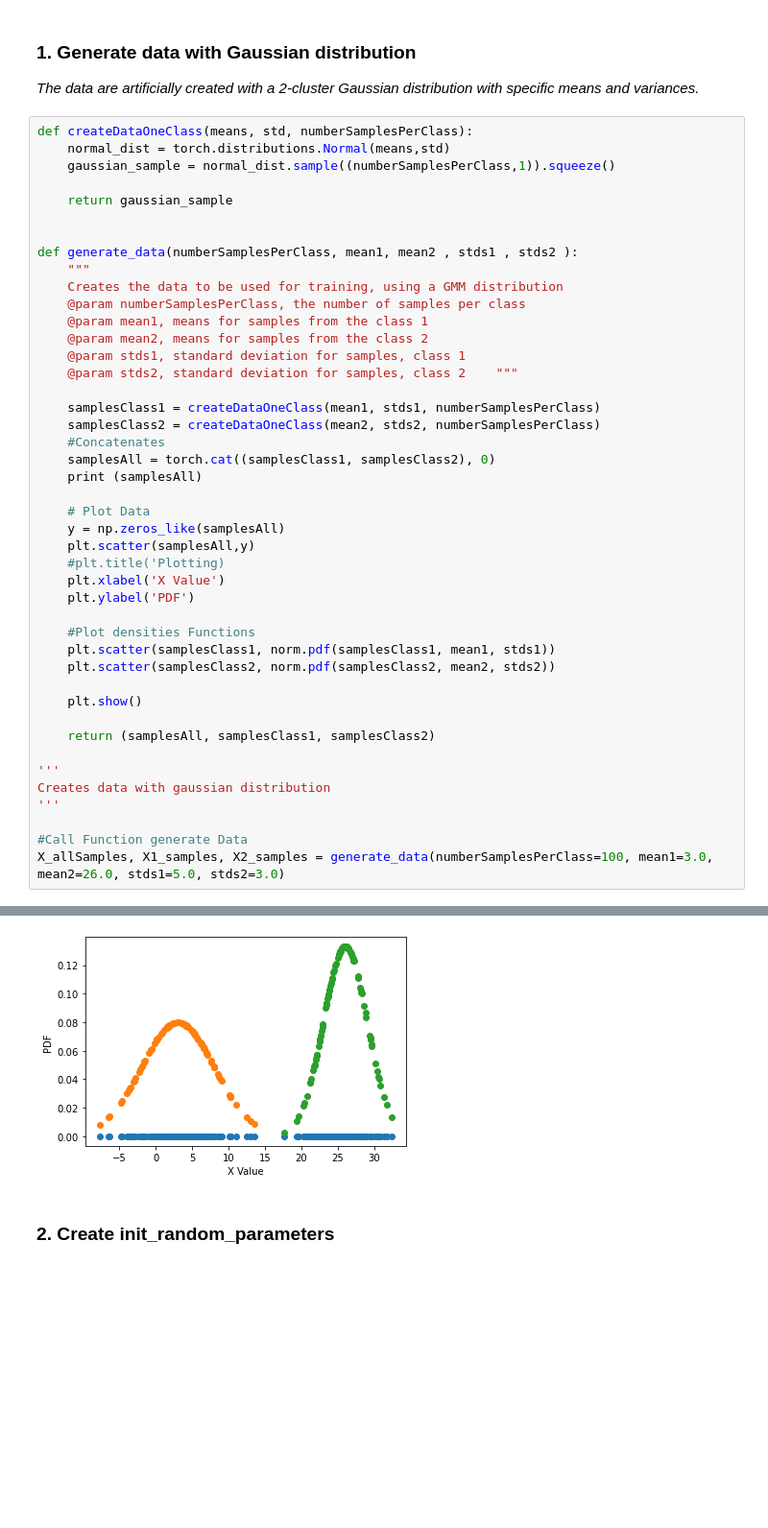
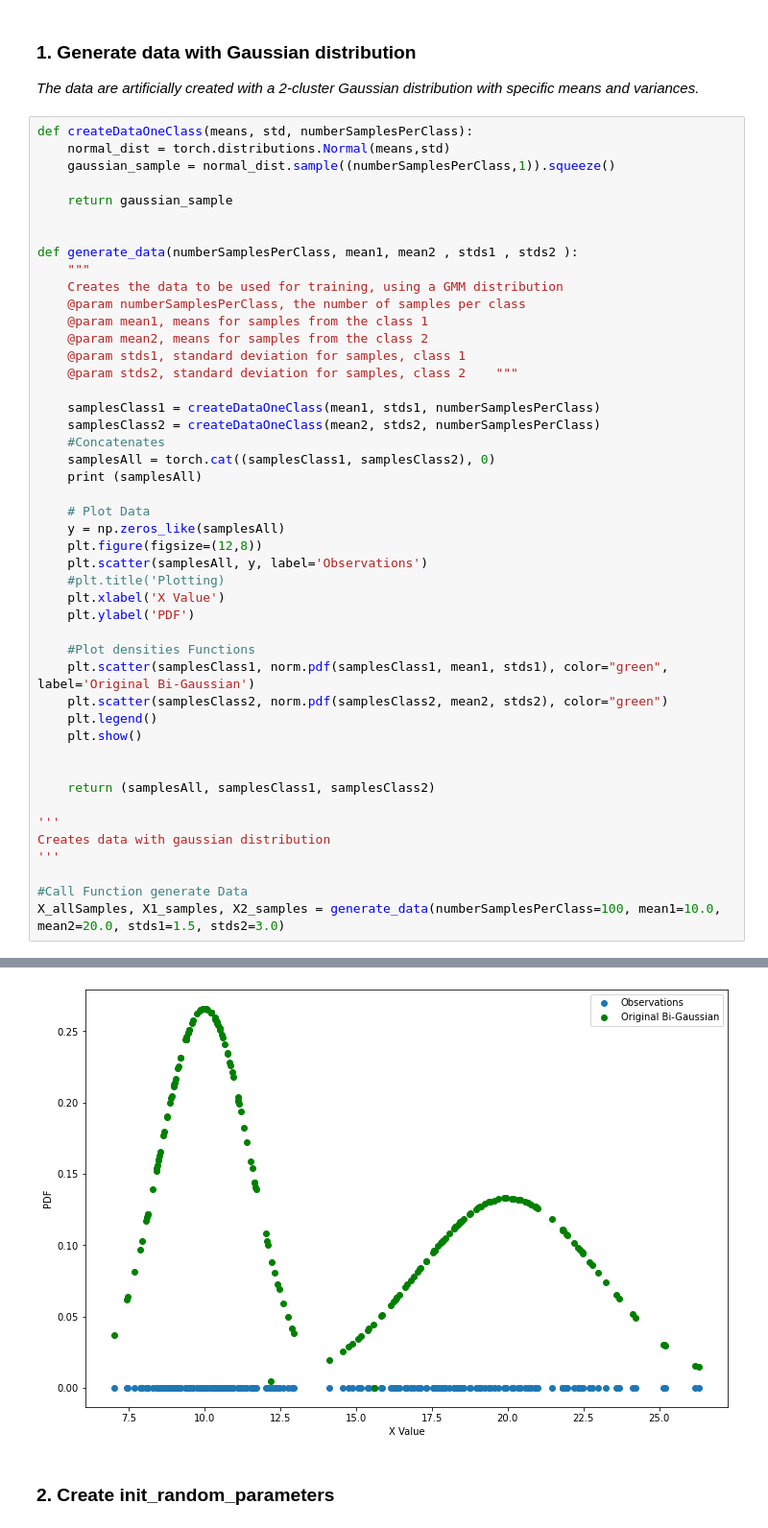
Before and after one commit to Programa-Ciencia-de-Datos/Estadistica_TP0, a Jupyter notebook: TP0_Algoritmo de Maximización de la Esperanza.ipynb, the cells around one changed output, grey strips where cells are left out. Shown: that part at 96% size. Cells and saved outputs as stored; diff of their text form; blank space fills up the shorter version.

Commit message:
Added legends to the plots and fixed code

```diff
--- a/TP0_Algoritmo de Maximización de la Esperanza.ipynb
+++ b/TP0_Algoritmo de Maximización de la Esperanza.ipynb
@@ -44,16 +44,18 @@ def generate_data(numberSamplesPerClass, mean1, mean2 , stds1 , stds2 ):
 
     # Plot Data
     y = np.zeros_like(samplesAll)
-    plt.scatter(samplesAll,y)
+    plt.figure(figsize=(12,8))
+    plt.scatter(samplesAll, y, label='Observations')
     #plt.title('Plotting)
     plt.xlabel('X Value')
     plt.ylabel('PDF')
 
     #Plot densities Functions
-    plt.scatter(samplesClass1, norm.pdf(samplesClass1, mean1, stds1))
-    plt.scatter(samplesClass2, norm.pdf(samplesClass2, mean2, stds2))
+    plt.scatter(samplesClass1, norm.pdf(samplesClass1, mean1, stds1), color="green", label='Original Bi-Gaussian')
+    plt.scatter(samplesClass2, norm.pdf(samplesClass2, mean2, stds2), color="green")
+    plt.legend()
+    plt.show()
 
-    plt.show()
 
     return (samplesAll, samplesClass1, samplesClass2)
 
@@ -62,5 +64,5 @@ Creates data with gaussian distribution
 '''
 
 #Call Function generate Data
-X_allSamples, X1_samples, X2_samples = generate_data(numberSamplesPerClass=100, mean1=3.0, mean2=26.0, stds1=5.0, stds2=3.0)
+X_allSamples, X1_samples, X2_samples = generate_data(numberSamplesPerClass=100, mean1=10.0, mean2=20.0, stds1=1.5, stds2=3.0)
 # %% [output]
@@ -84,4 +86,4 @@ tensor([ 3.7075, -3.6081,  4.3856,  1.6230,  6.5006, 10.1910,  1.4796, -0.6327,
-[figure, old version]
+[figure, new version]
 # %% [markdown]
 ### 2. Create init_random_parameters
 # %%
```
Also changed, not shown: parts of 6 cells of this notebook.
